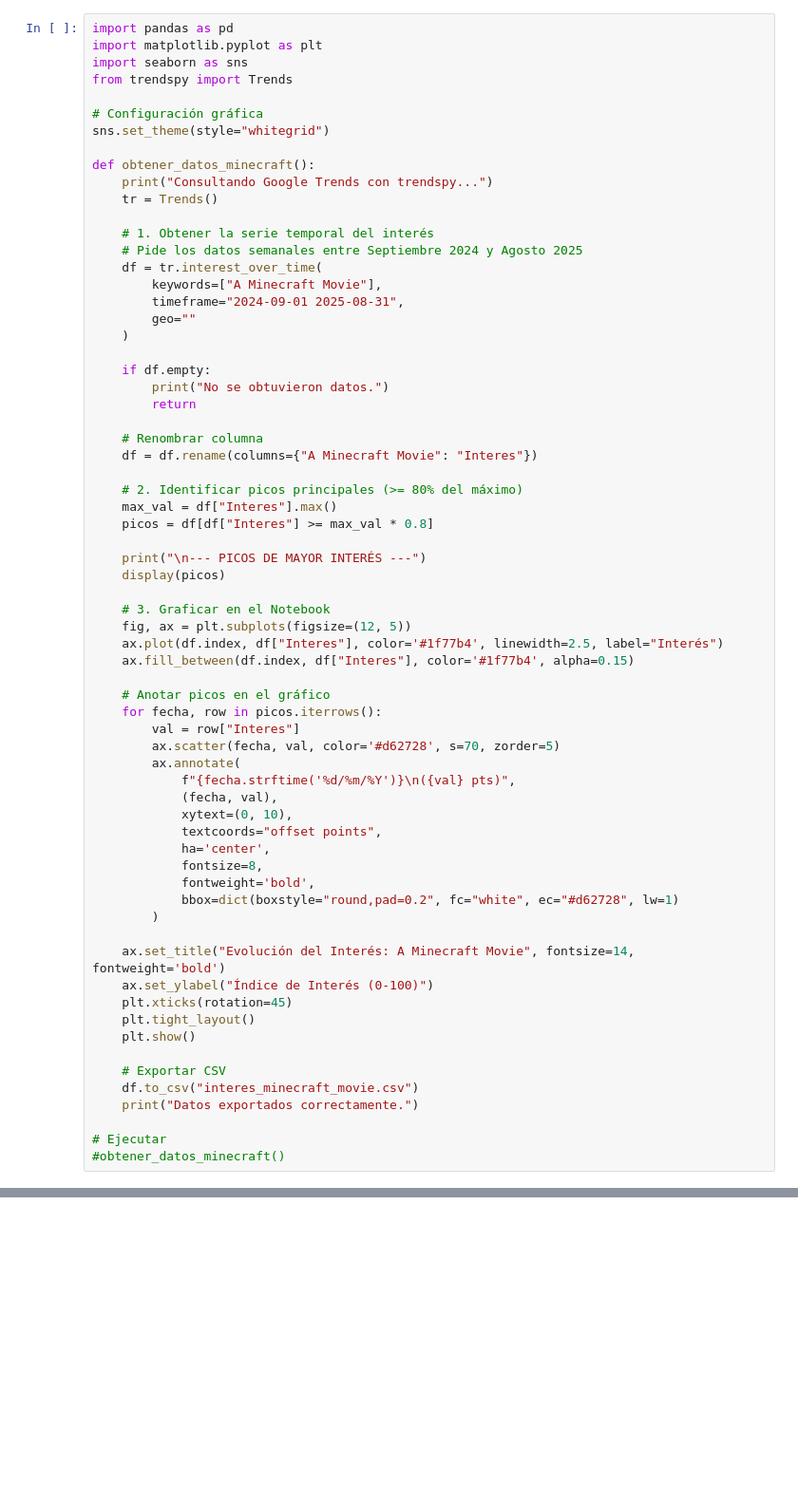
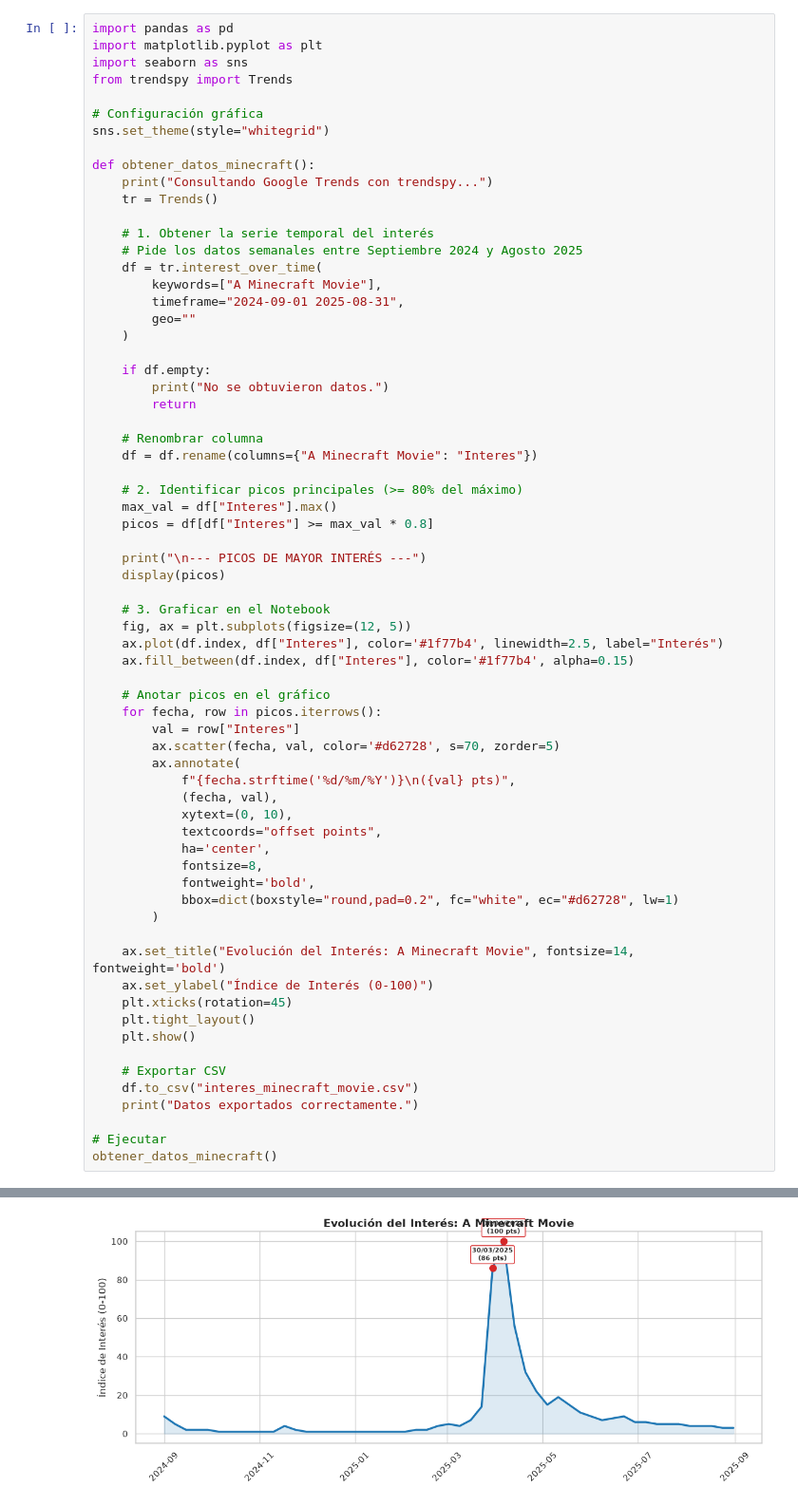
Before and after one commit to danischulday/consulting-week, a Jupyter notebook: raw.ipynb, the cells around one changed output, grey strips where cells are left out. Shown at 95% size. Drawn from its saved outputs; the diff is of its cells as text; blank space fills up the shorter version.

```diff
--- a/raw.ipynb
+++ b/raw.ipynb
@@ -161,4 +161,5 @@ def obtener_datos_minecraft():
     print("Datos exportados correctamente.")
 
 # Ejecutar
-#obtener_datos_minecraft()
+obtener_datos_minecraft()
+# %% [output]
@@ -164,0 +173 @@ def obtener_datos_minecraft():
+[figure, added]
```
Also changed, not shown: parts of 5 cells of this notebook, 1 other file.
